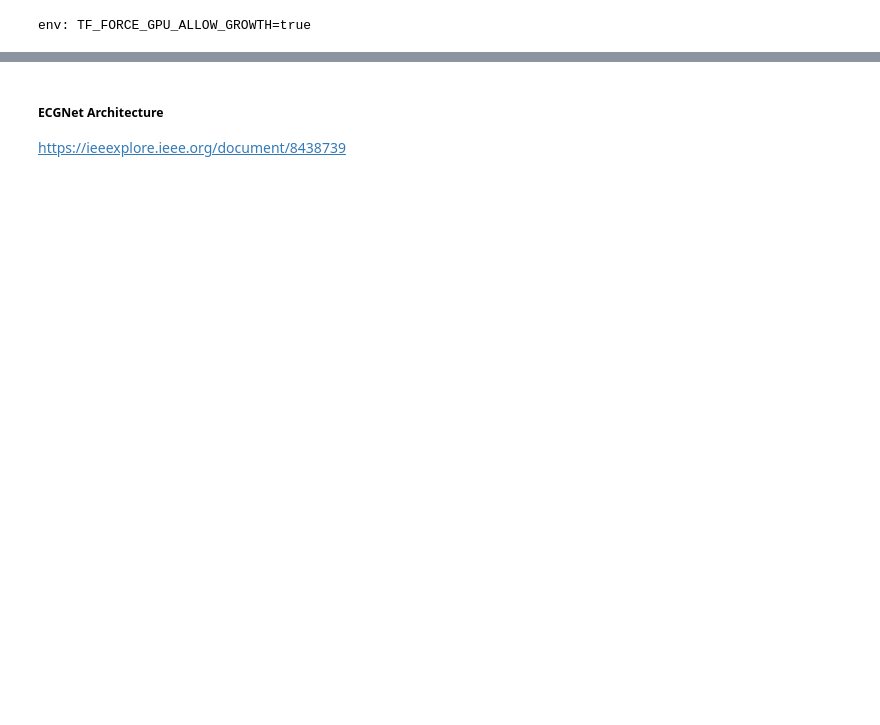
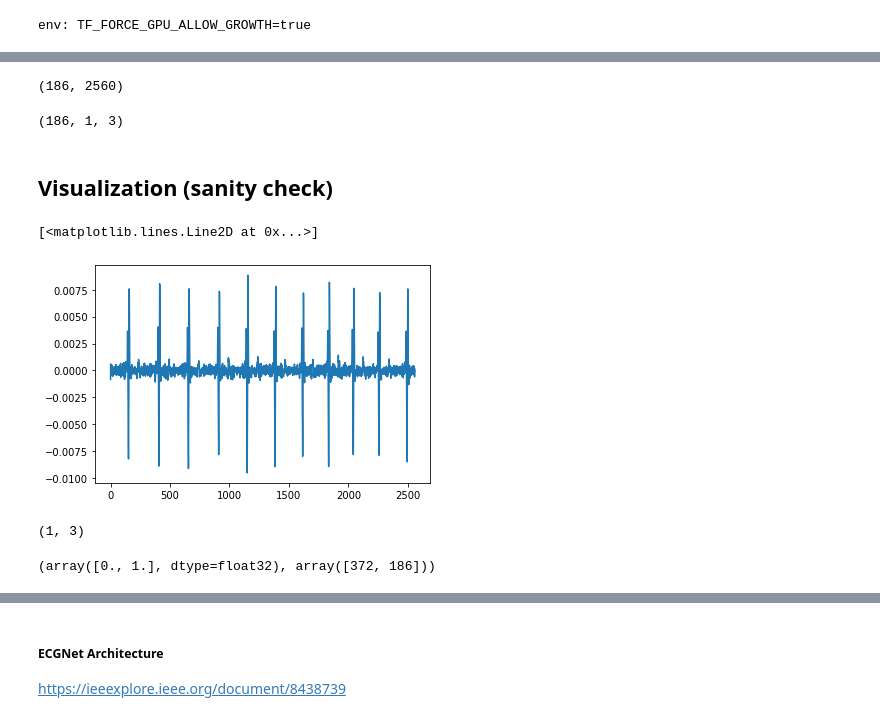
Before and after one commit to the-promised-LAN/ecg_stress_classification, a Jupyter notebook: ecgnet2018.ipynb, the cells around one changed output, grey strips where cells are left out. Cells and saved outputs as stored; diff of their text form; code cells hidden in the pictures; blank space fills up the shorter version.

```diff
--- a/ecgnet2018.ipynb
+++ b/ecgnet2018.ipynb
@@ -143,7 +230,7 @@ def preprocess_categorical(data):
         labels[i] = major_label
 
     # to categorical using one-hot
-#     labels = keras.utils.to_categorical(labels, num_classes=3)
+    labels = keras.utils.to_categorical(labels, num_classes=3)
 
     return samples, labels
 # %%
@@ -163,0 +245,23 @@ x_val, y_val = preprocess_categorical(val_set)
+# %%
+x_train.shape
+# %% [output]
+(186, 2560)
+# %%
+y_train.shape
+# %% [output]
+(186, 1, 3)
+# %% [markdown]
+## Visualization (sanity check)
+# %%
+plot(x_train[0])
+# %% [output]
+[<matplotlib.lines.Line2D at 0x...>]
+[figure, added]
+# %%
+y_train[9].shape
+# %% [output]
+(1, 3)
+# %%
+np.unique(y_train, return_counts=True)
+# %% [output]
+(array([0., 1.], dtype=float32), array([372, 186]))
```
Also changed, not shown: parts of 38 cells of this notebook.
